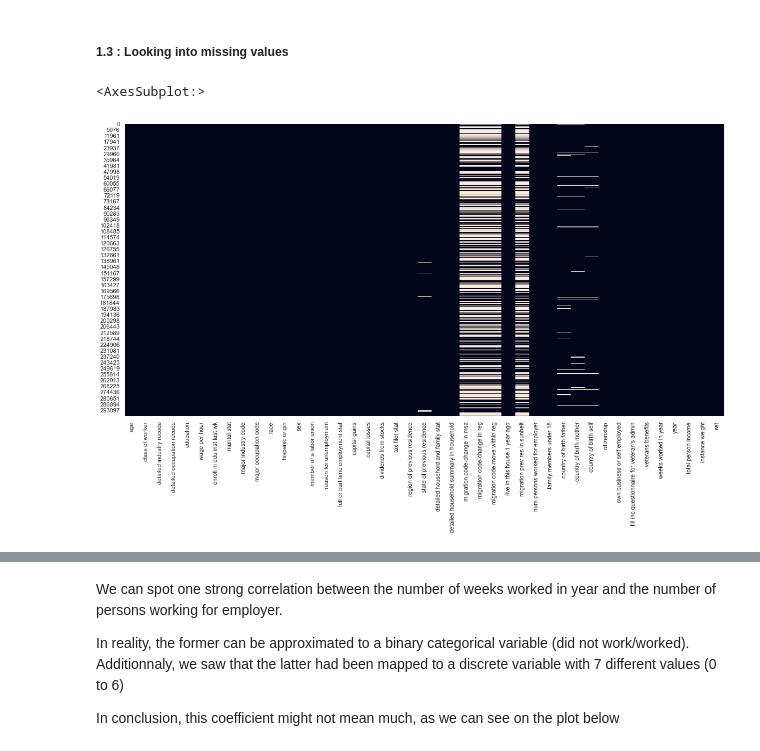
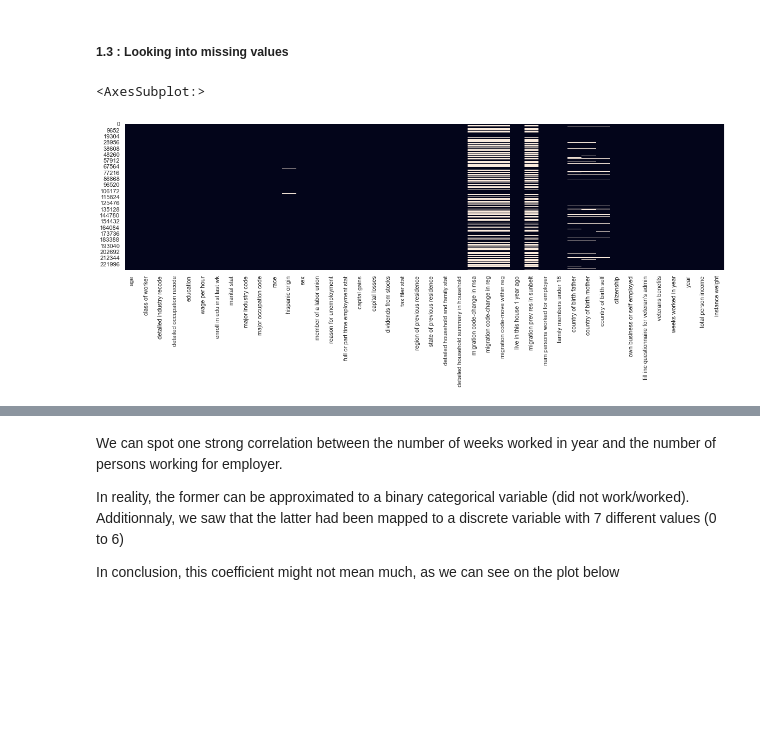
Before and after one commit to jboistard/dataiku_assessment, a Jupyter notebook: 1_EDA.ipynb, the cells around one changed output, grey strips where cells are left out. Saved outputs shown, nothing was run; the diff lists cells and outputs as text; code cells hidden in the pictures; blank space fills up the shorter version.

```diff
--- a/1_EDA.ipynb
+++ b/1_EDA.ipynb
@@ -174,13 +174,13 @@ data = pd.concat([train, test], ignore_index=True)
 # %%
 import seaborn as sns
 import matplotlib.pyplot as plt
 sns.set_theme()
+
+plt.figure(figsize=(20,5))
+sns.heatmap(data.isna(), cbar=False)
+# %% [output]
+<AxesSubplot:>
+[figure, added]
-# %%
-plt.figure(figsize=(20,10))
-sns.heatmap(data.isna(), cbar=False)
-# %% [output]
-<AxesSubplot:>
-[figure, removed]
 # %%
 nan_rate = data.isna().sum() / len(data)
 nan_rate.sort_values(ascending=False).head(10)
```
Also changed, not shown: parts of 34 cells of this notebook.
